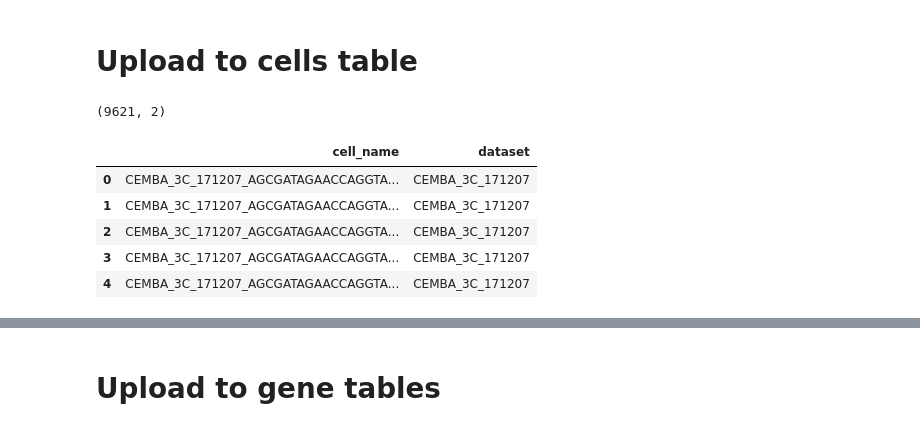
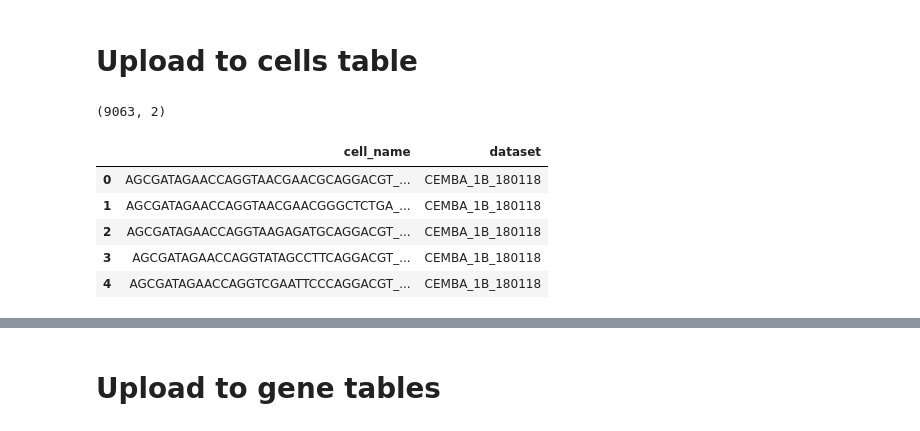
Before and after one commit to mukamel-lab-team/snmcseq, a Jupyter notebook: update_mysql_ATAC.ipynb, the cells around one changed output, grey strips where cells are left out. Cells and saved outputs as stored; diff of their text form; code cells hidden in the pictures.

```diff
--- a/update_mysql_ATAC.ipynb
+++ b/update_mysql_ATAC.ipynb
@@ -260,15 +266,27 @@ df_genes.head()
 | ENSMUSG00000000037.16 | Scml2 | chrX | 161117193 | 161258213 | + | protein_coding |
 # %%
 # get gene*cell matrix
-dataset = 'CEMBA_3C_171207'
-with cd('/cndd/Public_Datasets/CEMBA/snATACSeq/MiniBrain_fromRongxin'):
-    df_clst = pd.read_table('XW46_cluster.txt', header=None, names=['sample', 'cluster_ID'], index_col='sample')
-    df_tsne = pd.read_table('XW46_tsne.txt', header=None, names=['sample', 'tsne_x', 'tsne_y'], index_col='sample')
-    df = pd.read_table('XW46_gene.txt.gz')
 
-df = df.T
+# dataset = 'CEMBA_3C_171207'
+# with cd('/cndd/Public_Datasets/CEMBA/snATACSeq/MiniBrain_fromRongxin'):
+#     df_clst = pd.read_table('XW46_cluster.txt', header=None, names=['sample', 'cluster_ID'], index_col='sample')
+#     df_tsne = pd.read_table('XW46_tsne.txt', header=None, names=['sample', 'tsne_x', 'tsne_y'], index_col='sample')
+#     df = pd.read_table('XW46_gene.txt.gz')
 
-print(df_clst.shape)
-print(df_tsne.shape)
-print(df.shape)
-df.head()
+# df = df.T
+
+# print(df_clst.shape)
+# print(df_tsne.shape)
+# print(df.shape)
+# df.head()
+from scipy import sparse
+from collections import namedtuple
+
+
+fdir = '/cndd/Public_Datasets/CEMBA/snATACSeq/Datasets/1B/CEMBA180118_1B_rep1/counts/genebody/'
+fdata = fdir + 'CEMBA180118_1B_rep1.genebody.count_matrix.npz'
+frow = fdir + 'CEMBA180118_1B_rep1.genebody.count_matrix.row.index' # gene
+fcol = fdir + 'CEMBA180118_1B_rep1.genebody.count_matrix.col.index' # col
+dataset = 'CEMBA_1B_180118'
+
+GC_matrix = namedtuple('GC_matrix', ['gene', 'cell', 'data'])
@@ -302,19 +335,19 @@ df_res.head()
 # Upload to cells table
 # %%
 df_cells = pd.DataFrame()
-df_cells['cell_name'] = dataset + '_' + df_clst.index.values
+df_cells['cell_name'] = gc_matrix.cell
 df_cells['dataset'] = dataset
 
 print(df_cells.shape)
 df_cells.head()
 # %% [output]
-(9621, 2)
+(9063, 2)
 |  | cell_name | dataset |
-| 0 | CEMBA_3C_171207_AGCGATAGAACCAGGTA... | CEMBA_3C_171207 |
-| 1 | CEMBA_3C_171207_AGCGATAGAACCAGGTA... | CEMBA_3C_171207 |
-| 2 | CEMBA_3C_171207_AGCGATAGAACCAGGTA... | CEMBA_3C_171207 |
-| 3 | CEMBA_3C_171207_AGCGATAGAACCAGGTA... | CEMBA_3C_171207 |
-| 4 | CEMBA_3C_171207_AGCGATAGAACCAGGTA... | CEMBA_3C_171207 |
+| 0 | AGCGATAGAACCAGGTAACGAACGCAGGACGT_... | CEMBA_1B_180118 |
+| 1 | AGCGATAGAACCAGGTAACGAACGGGCTCTGA_... | CEMBA_1B_180118 |
+| 2 | AGCGATAGAACCAGGTAAGAGATGCAGGACGT_... | CEMBA_1B_180118 |
+| 3 | AGCGATAGAACCAGGTATAGCCTTCAGGACGT_... | CEMBA_1B_180118 |
+| 4 | AGCGATAGAACCAGGTCGAATTCCCAGGACGT_... | CEMBA_1B_180118 |
 # %%
 # insert into
 insert_into(engine, 'cells', df_cells, ignore=False, verbose='True')
```
Also changed, not shown: parts of 25 cells of this notebook, 28 other files.
